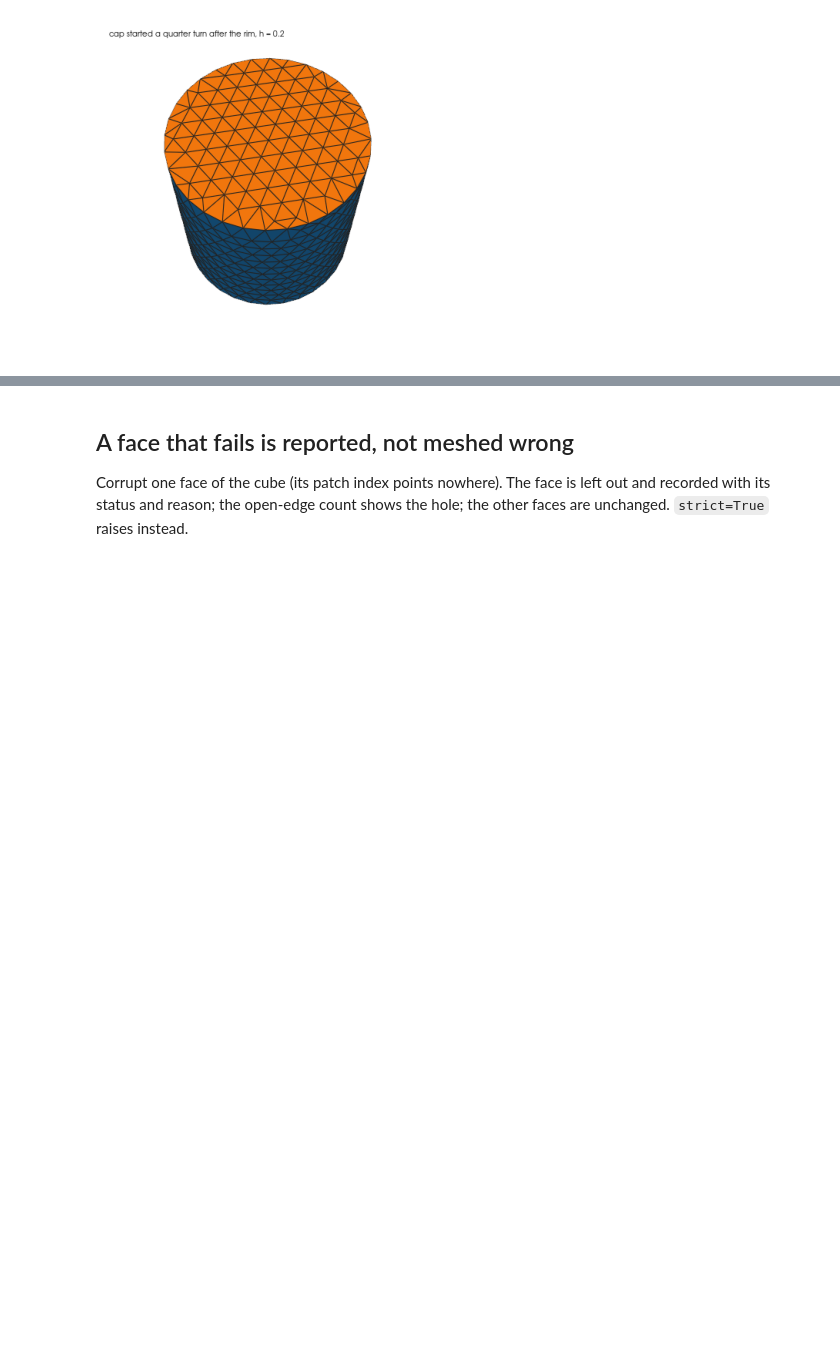
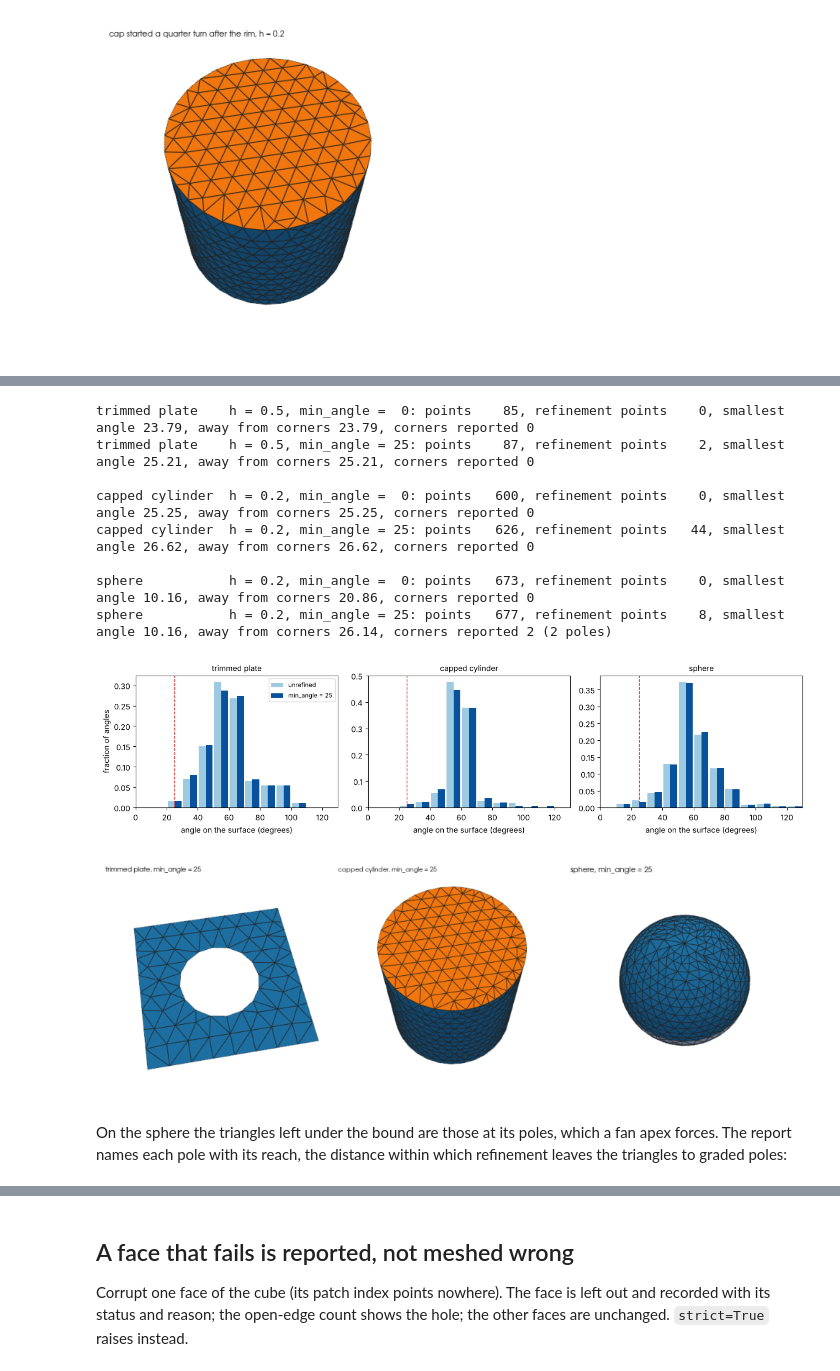
Before and after one commit to loumalouomega/meshioplusplus, a Jupyter notebook: example/python/42_mesh_cad_surface.ipynb, the cells around one changed output, grey strips where cells are left out. Drawn from its saved outputs; the diff is of its cells as text; code cells hidden in the pictures; blank space fills up the shorter version.

```diff
--- a/example/python/42_mesh_cad_surface.ipynb
+++ b/example/python/42_mesh_cad_surface.ipynb
@@ -309,0 +317,46 @@ capped cylinder, cap started a quarter turn later: faces failed 0 - open edges 0
+# %%
+models = {'trimmed plate': (mp.read(CAD / 'plate_with_hole.cad.json'), 0.5),
+          'capped cylinder': (solids['capped_cylinder'], 0.2),
+          'sphere': (solids['sphere'], 0.2)}
+refined, histograms = {}, {}
+for name, (model, h) in models.items():
+    for angle in (0, 25):
+        out, rep = mp.mesh_cad_surface(model, h, min_angle=angle, return_report=True)
+        histograms[name, angle] = np.asarray(rep['angle_histogram'])
+        corners = [c for f in rep['faces'] for c in f['corners']]
+        bound = min(f['bound_deg'] for f in rep['faces'])
+        print(f'{name:16s} h = {h}, min_angle = {angle:2d}: points {rep["num_points"]:5d}, '
+              f'refinement points {rep["num_refinement_points"]:4d}, smallest angle {rep["min_angle_deg"]:5.2f}, '
+              f'away from corners {bound:5.2f}, corners reported {len(corners)}'
+              + (f' ({sum(c["pole"] for c in corners)} poles)' if corners else ''))
+        if angle:
+            refined[name] = out
+    print()
+
+fig, axes = plt.subplots(1, 3, figsize=(13, 3.4), sharey=False)
+edges = np.arange(0, 181, 10)
+for ax, name in zip(axes, models):
+    for angle, colour in ((0, '#9ecae1'), (25, '#08519c')):
+        hist = histograms[name, angle]
+        ax.bar(edges[:-1] + (5 if angle else 0.5), hist / hist.sum(), width=4.5, align='edge',
+               color=colour, label='unrefined' if not angle else 'min_angle = 25')
+    ax.axvline(25, color='#d62728', linewidth=1, linestyle='--')
+    ax.set_xlim(0, 130); ax.set_title(name, fontsize=10); ax.set_xlabel('angle on the surface (degrees)')
+axes[0].set_ylabel('fraction of angles'); axes[0].legend(fontsize=8)
+plt.tight_layout()
+save_img('mesh_cad_quality_histogram')
+plt.show()
+render(list(refined.values()), [f'{n}, min_angle = 25' for n in refined], 'mesh_cad_refined')
+# %% [output]
+trimmed plate    h = 0.5, min_angle =  0: points    85, refinement points    0, smallest angle 23.79, away from corners 23.79, corners reported 0
+trimmed plate    h = 0.5, min_angle = 25: points    87, refinement points    2, smallest angle 25.21, away from corners 25.21, corners reported 0
+
+capped cylinder  h = 0.2, min_angle =  0: points   600, refinement points    0, smallest angle 25.25, away from corners 25.25, corners reported 0
+capped cylinder  h = 0.2, min_angle = 25: points   626, refinement points   44, smallest angle 26.62, away from corners 26.62, corners reported 0
+
+sphere           h = 0.2, min_angle =  0: points   673, refinement points    0, smallest angle 10.16, away from corners 20.86, corners reported 0
+sphere           h = 0.2, min_angle = 25: points   677, refinement points    8, smallest angle 10.16, away from corners 26.14, corners reported 2 (2 poles)
+[figure, added]
+[figure, added]
+# %% [markdown]
+On the sphere the triangles left under the bound are those at its poles, which a fan apex forces. The report names each pole with its reach, the distance within which refinement leaves the triangles to graded poles:
```
Also changed, not shown: parts of 8 cells of this notebook, 10 other files.
